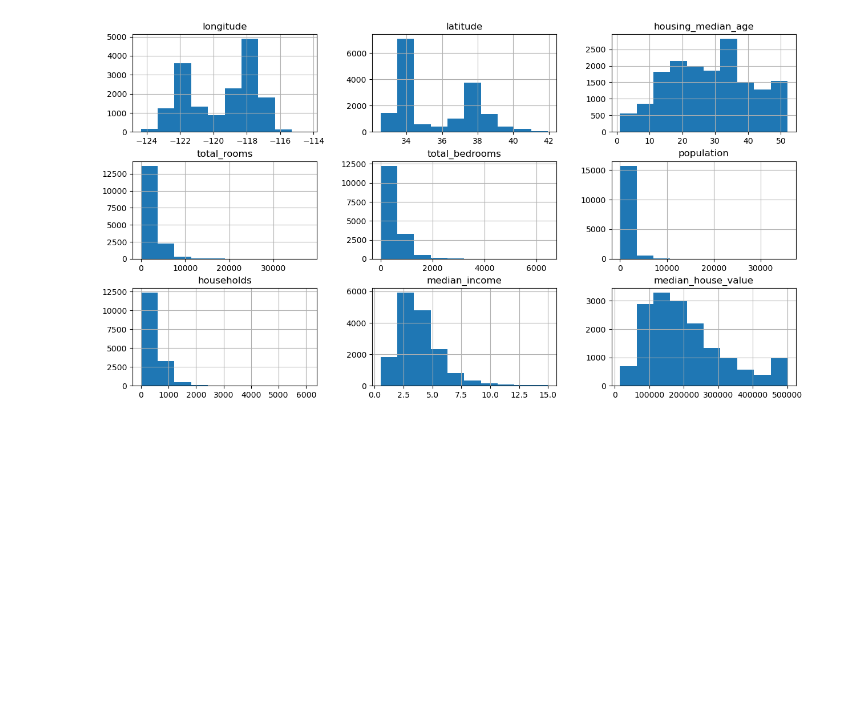
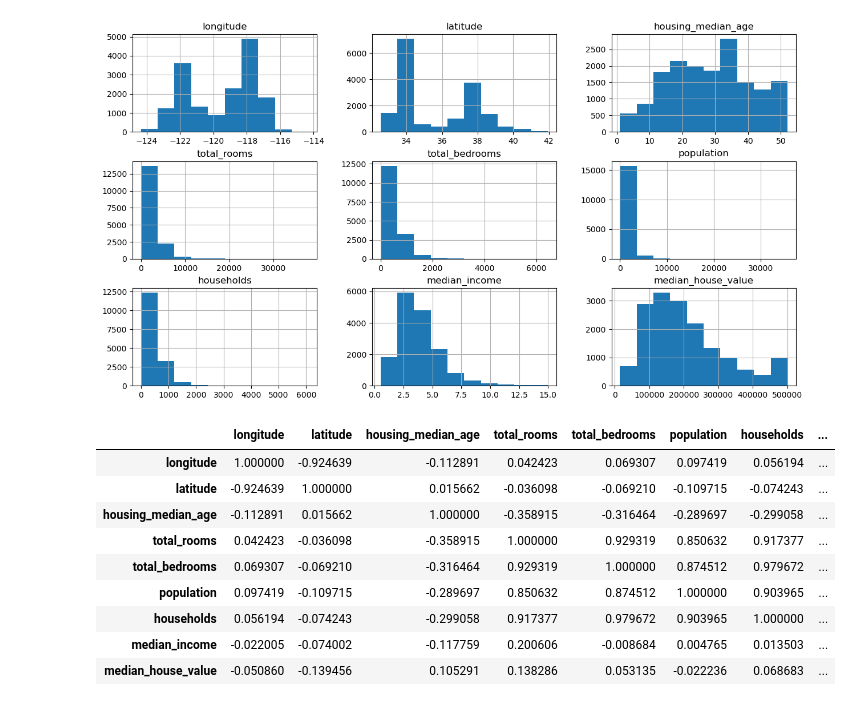
Before and after one commit to jadonx/House-Price-Prediction, a Jupyter notebook: housing_ml_main.ipynb, the cells around one changed output. Cells and saved outputs as stored; diff of their text form; code cells hidden in the pictures; blank space fills up the shorter version.

```diff
--- a/housing_ml_main.ipynb
+++ b/housing_ml_main.ipynb
@@ -100,3 +100,16 @@ array([[<Axes: title={'center': 'longitude'}>,
         <Axes: title={'center': 'median_income'}>,
         <Axes: title={'center': 'median_house_value'}>]], dtype=object)
 [figure]
+# %%
+train_data.corr(numeric_only=True)
+# %% [output]
+|  | longitude | latitude | housing_median_age | total_rooms | total_bedrooms | population | households | ... |
+| longitude | 1.000000 | -0.924639 | -0.112891 | 0.042423 | 0.069307 | 0.097419 | 0.056194 | ... |
+| latitude | -0.924639 | 1.000000 | 0.015662 | -0.036098 | -0.069210 | -0.109715 | -0.074243 | ... |
+| housing_median_age | -0.112891 | 0.015662 | 1.000000 | -0.358915 | -0.316464 | -0.289697 | -0.299058 | ... |
+| total_rooms | 0.042423 | -0.036098 | -0.358915 | 1.000000 | 0.929319 | 0.850632 | 0.917377 | ... |
+| total_bedrooms | 0.069307 | -0.069210 | -0.316464 | 0.929319 | 1.000000 | 0.874512 | 0.979672 | ... |
+| population | 0.097419 | -0.109715 | -0.289697 | 0.850632 | 0.874512 | 1.000000 | 0.903965 | ... |
+| households | 0.056194 | -0.074243 | -0.299058 | 0.917377 | 0.979672 | 0.903965 | 1.000000 | ... |
+| median_income | -0.022005 | -0.074002 | -0.117759 | 0.200606 | -0.008684 | 0.004765 | 0.013503 | ... |
+| median_house_value | -0.050860 | -0.139456 | 0.105291 | 0.138286 | 0.053135 | -0.022236 | 0.068683 | ... |
```
Also changed, not shown: parts of 1 cell of this notebook.
